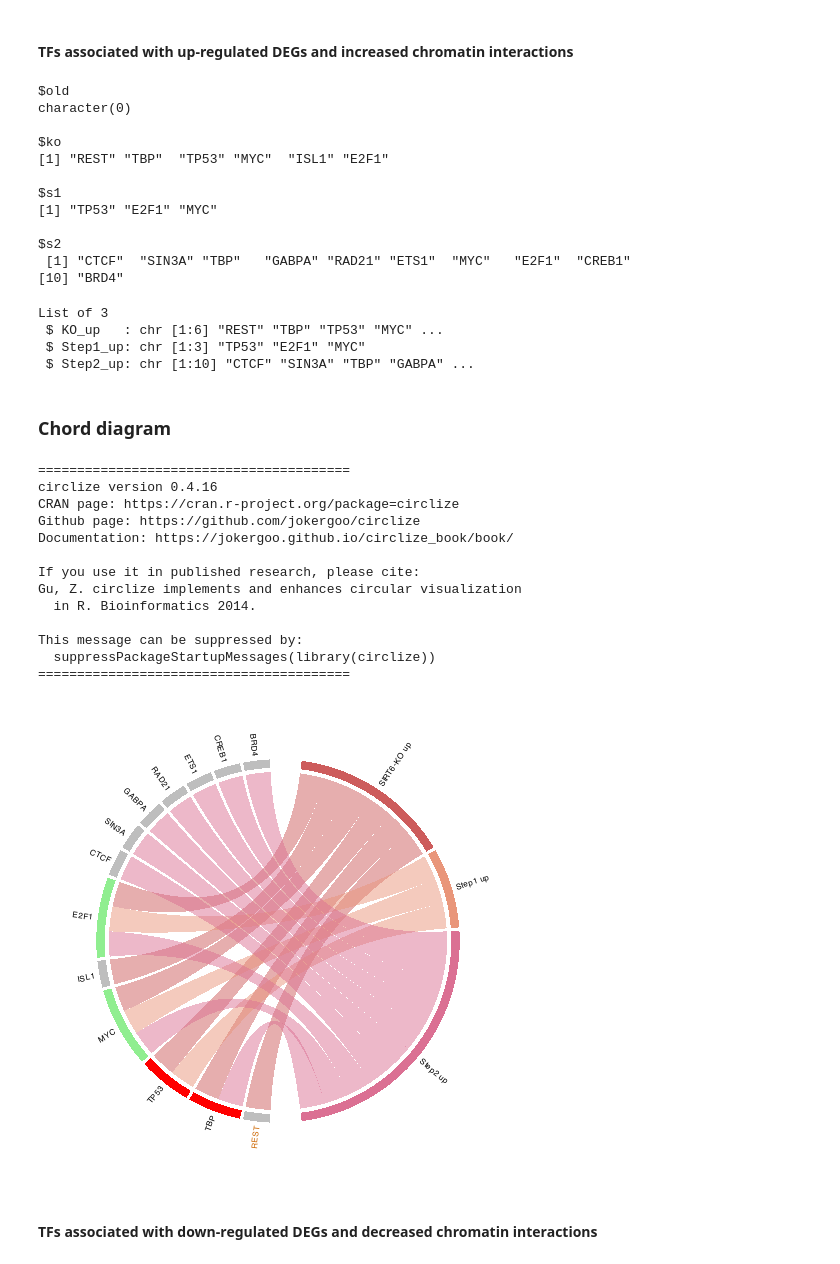
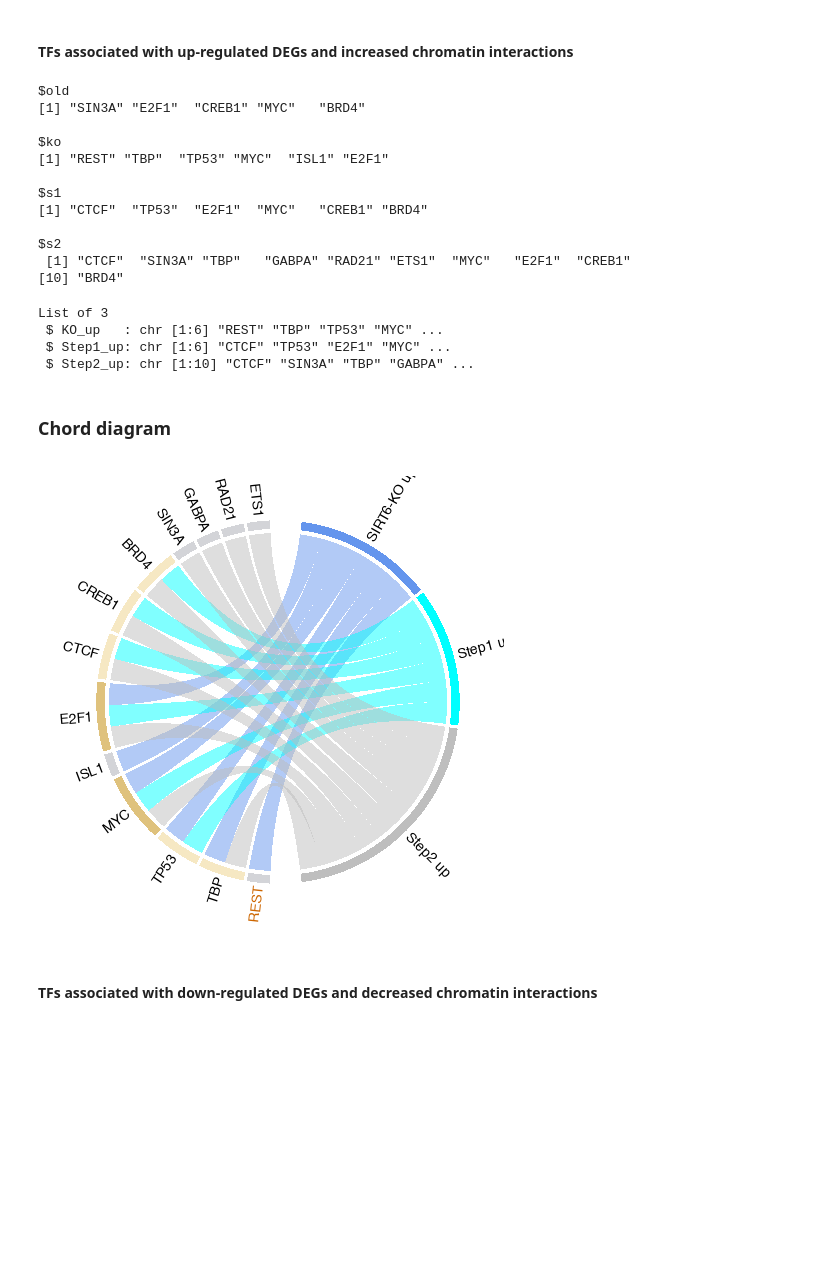
Before and after one commit to SIRT6/Sirt6_hic_paper, a Jupyter notebook: code_HiC/Figure6_TFs.ipynb, the cells around one changed output. Drawn from its saved outputs; the diff is of its cells as text; code cells hidden in the pictures; blank space fills up the shorter version.

Commit message:
transcriptomic analysis (Figure 6) was updated

```diff
--- a/code_HiC/Figure6_TFs.ipynb
+++ b/code_HiC/Figure6_TFs.ipynb
@@ -11,10 +11,10 @@ library(purrr)
 
 # Define DEG files
 deg_files <- list(
-  ko = '/tank/projects/kashuk_rnaseq/results_rnaseq/sig_genes_pvalue_0.05_shSIRT6_shCtrl.csv',
-  old = '/tank/projects/kashuk_rnaseq/results_rnaseq/sig_genes_pvalue_0.05_lfc_0.58_Old_Control.csv',
-  s1 = '/tank/projects/kashuk_rnaseq/results_rnaseq/sig_genes_pvalue_0.05_lfc_0.58_Step1_Control.csv',
-  s2 = '/tank/projects/kashuk_rnaseq/results_rnaseq/sig_genes_pvalue_0.05_lfc_0.58_Step2_Control.csv'
+  ko = '/tank/projects/smirnov_rnaseq/kashuk_et_al/sig_genes_pvalue_0_05_shSIRT6_shCtrl.csv',
+  old = '/tank/projects/smirnov_rnaseq/kashuk_et_al/sig_genes_pvalue_0_05_Old_Control.csv',
+  s1 = '/tank/projects/smirnov_rnaseq/kashuk_et_al/sig_genes_pvalue_0_05_Step1_Control.csv',
+  s2 = '/tank/projects/smirnov_rnaseq/kashuk_et_al/sig_genes_pvalue_0_05_Step2_Control.csv'
 )
 
 tf_library <- "ChEA_2022"
@@ -164,13 +161,13 @@ names(up_lists) <- names(cases)
 up_lists
 # %% [output]
 $old
-character(0)
+[1] "SIN3A" "E2F1"  "CREB1" "MYC"   "BRD4"
 
 $ko
 [1] "REST" "TBP"  "TP53" "MYC"  "ISL1" "E2F1"
 
 $s1
-[1] "TP53" "E2F1" "MYC"
+[1] "CTCF"  "TP53"  "E2F1"  "MYC"   "CREB1" "BRD4"
 
 $s2
  [1] "CTCF"  "SIN3A" "TBP"   "GABPA" "RAD21" "ETS1"  "MYC"   "E2F1"  "CREB1"
@@ -190,16 +187,16 @@ groups <- setNames(
 )
 
 group_colors <- c(
-  KO_up    = "indianred",
-  Step1_up = "darksalmon",
-  Step2_up = "palevioletred"
+  KO_up    = 'cornflowerblue',
+  Step1_up = 'cyan',
+  Step2_up = 'grey'
 )
 
 str(groups)
 # %% [output]
 List of 3
  $ KO_up   : chr [1:6] "REST" "TBP" "TP53" "MYC" ...
- $ Step1_up: chr [1:3] "TP53" "E2F1" "MYC"
+ $ Step1_up: chr [1:6] "CTCF" "TP53" "E2F1" "MYC" ...
  $ Step2_up: chr [1:10] "CTCF" "SIN3A" "TBP" "GABPA" ...
 # %% [markdown]
 ### Chord diagram
@@ -207,6 +204,7 @@ List of 3
 %%R
 
 library(circlize)
+library(RColorBrewer)
 
 links <- do.call(rbind, lapply(names(groups), function(group_name) {
   data.frame(from = group_name, to = groups[[group_name]])
@@ -220,17 +218,14 @@ all_tfs <- unique(unlist(groups))
 sector_order <- c(names(groups), all_tfs)
 
 # Define custom group colors
-
-
+pal <- brewer.pal(n = 11, name = "BrBG")
 tf_link_count <- table(links$to)
-
-tf_colors <- setNames(rep("gray", length(all_tfs)), all_tfs)
-
+tf_colors <- setNames(rep("#D3D4D8", length(all_tfs)), all_tfs)
 names(tf_colors) <- names(tf_link_count)
 
-tf_colors[tf_link_count > 1 & tf_link_count <= 2] <- "red"
-tf_colors[tf_link_count > 2 & tf_link_count <= 3] <- "palegreen2"
-tf_colors[tf_link_count > 3] <- "blue"
+tf_colors[tf_link_count > 1 & tf_link_count <= 2] <- pal[5]
+tf_colors[tf_link_count > 2 & tf_link_count <= 3] <- pal[4]
+tf_colors[tf_link_count > 3] <- pal[3]
 
 
 # Combine group and TF colors
@@ -251,48 +246,35 @@ chordDiagram(
   preAllocateTracks = list(track.height = 0.1)
 )
 
 circos.trackPlotRegion(
   track.index = 1,
   panel.fun = function(x, y) {
     sector.name <- get.cell.meta.data("sector.index")
     xlim <- get.cell.meta.data("xlim")
     ylim <- get.cell.meta.data("ylim")
 
 
     label <- switch(sector.name,
                     "KO_up" = "SIRT6-KO up",
                     "KO_down" = "SIRT6-KO down",
                     "Old_down" = "Old down",
                     "Step1_up" = "Step1 up",
                     "Step1_down" = "Step1 down",
                     "Step2_up" = "Step2 up",
                     "Step2_down" = "Step2 down",
                     sector.name)
 
     circos.text(
       mean(xlim), ylim[1], label,
       facing = "clockwise", niceFacing = TRUE,
-      adj = c(0, 0.5), cex = 0.7,
+      adj = c(0, 0.5), cex = 1.13,
       col = ifelse(sector.name == "REST", "darkorange3", "black")
     )
   },
   bg.border = NA
 )
 # %% [output]
-========================================
-circlize version 0.4.16
-CRAN page: https://cran.r-project.org/package=circlize
-Github page: https://github.com/jokergoo/circlize
-Documentation: https://jokergoo.github.io/circlize_book/book/
-
-If you use it in published research, please cite:
-Gu, Z. circlize implements and enhances circular visualization
-  in R. Bioinformatics 2014.
-
-This message can be suppressed by:
-  suppressPackageStartupMessages(library(circlize))
-========================================
-[figure, old version]
+[figure, new version]
 # %% [markdown]
 #### TFs associated with down-regulated DEGs and decreased chromatin interactions
 # %%
```
Also changed, not shown: parts of 6 cells of this notebook, 1 other file.
